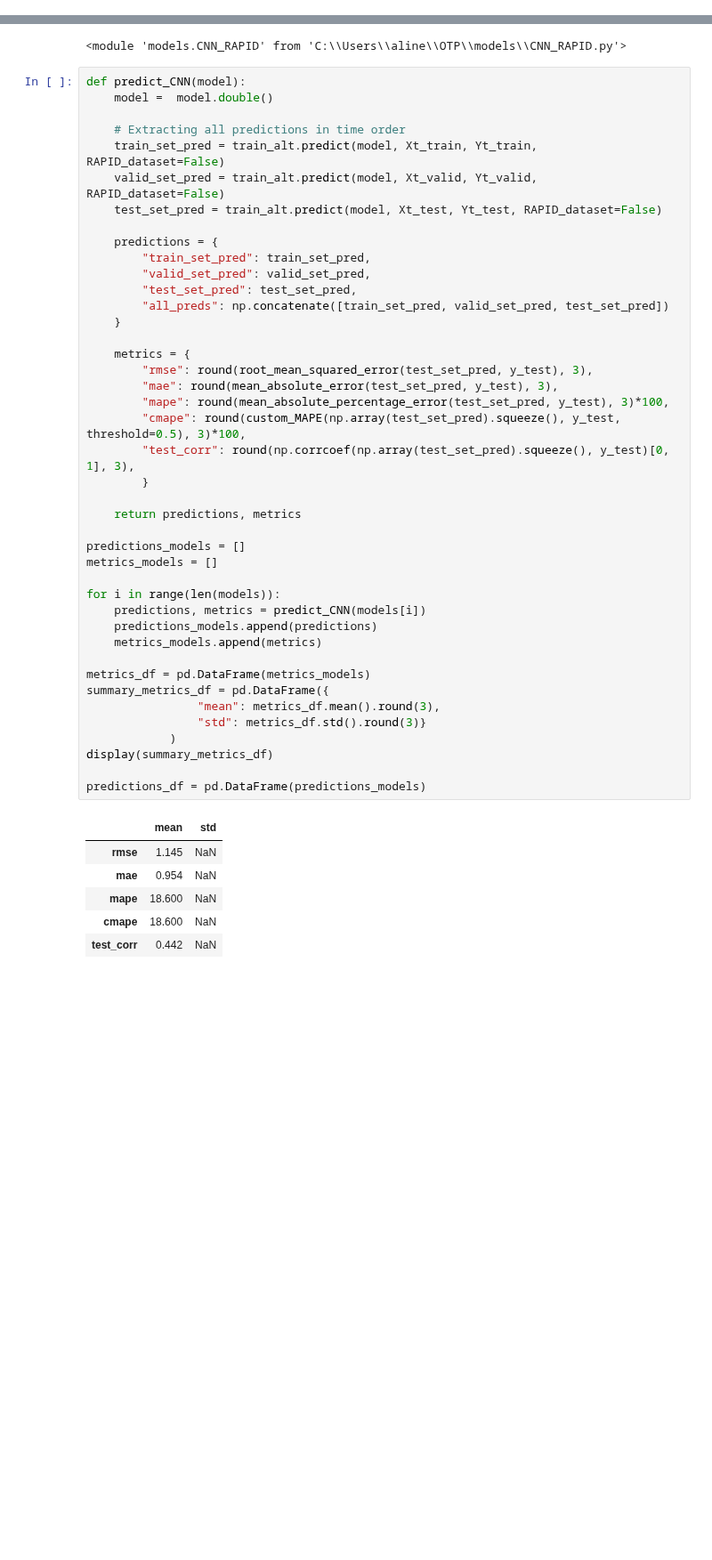
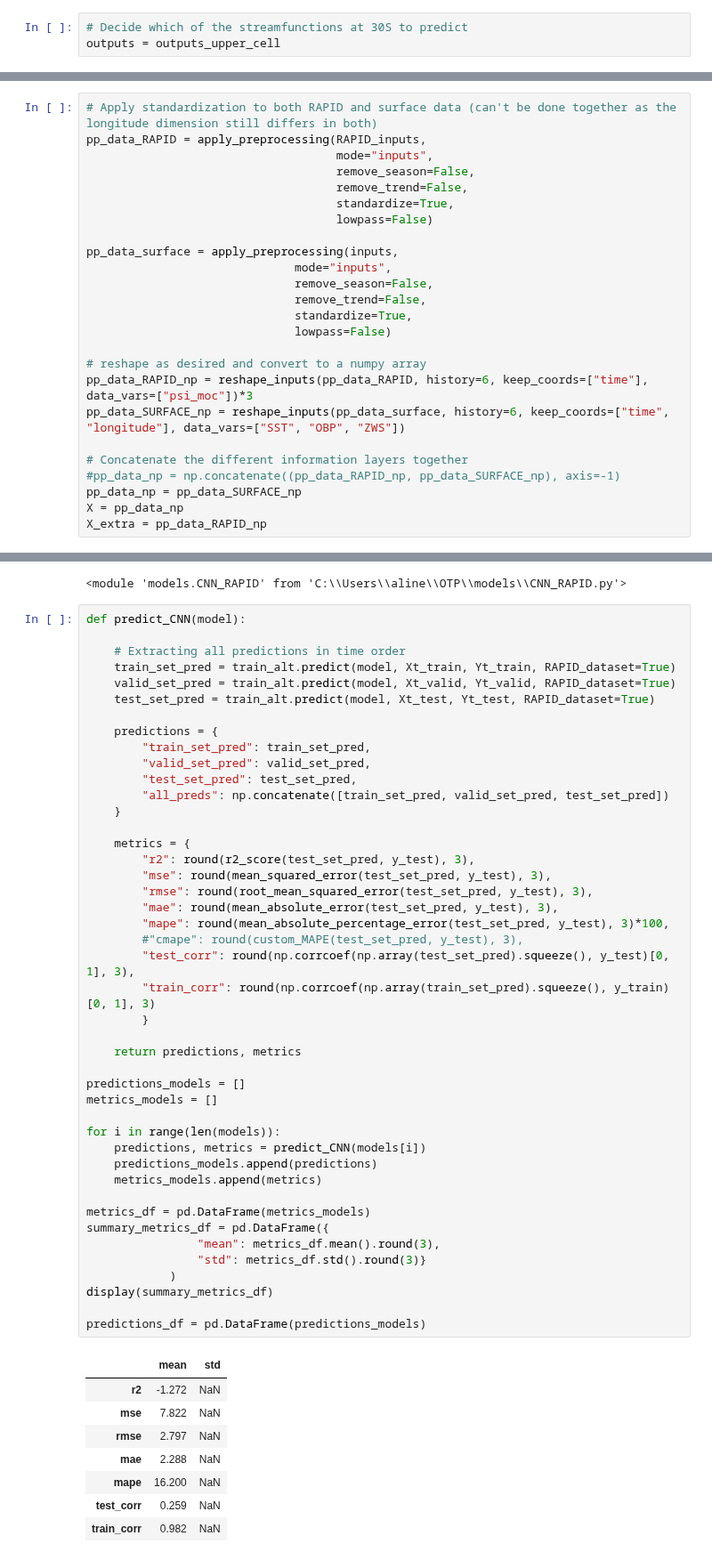
Before and after one commit to ai4er-cdt/OTP, a Jupyter notebook: notebooks/RAPID_transfer_neural_network.ipynb, the cells around one changed output, grey strips where cells are left out. Shown at 89% size. Drawn from its saved outputs; the diff is of its cells as text; blank space fills up the shorter version.

Commit message:
Formatting notebooks: - neural networks - RAPID_transfer_linear_regression + cleanup function streamfunction_custom_utils

```diff
--- a/notebooks/RAPID_transfer_neural_network.ipynb
+++ b/notebooks/RAPID_transfer_neural_network.ipynb
@@ -305,0 +119,3 @@ device: cpu
+# %%
+# Decide which of the streamfunctions at 30S to predict
+outputs = outputs_upper_cell
@@ -305,0 +133,25 @@ device: cpu
+# %%
+# Apply standardization to both RAPID and surface data (can't be done together as the longitude dimension still differs in both)
+pp_data_RAPID = apply_preprocessing(RAPID_inputs,
+                                    mode="inputs",
+                                    remove_season=False,
+                                    remove_trend=False,
+                                    standardize=True,
+                                    lowpass=False)
+
+pp_data_surface = apply_preprocessing(inputs,
+                              mode="inputs",
+                              remove_season=False,
+                              remove_trend=False,
+                              standardize=True,
+                              lowpass=False)
+
+# reshape as desired and convert to a numpy array
+pp_data_RAPID_np = reshape_inputs(pp_data_RAPID, history=6, keep_coords=["time"], data_vars=["psi_moc"])*3
+pp_data_SURFACE_np = reshape_inputs(pp_data_surface, history=6, keep_coords=["time", "longitude"], data_vars=["SST", "OBP", "ZWS"])
+
+# Concatenate the different information layers together
+#pp_data_np = np.concatenate((pp_data_RAPID_np, pp_data_SURFACE_np), axis=-1)
+pp_data_np = pp_data_SURFACE_np
+X = pp_data_np
+X_extra = pp_data_RAPID_np
@@ -310,12 +277,11 @@ importlib.reload(CNN_RAPID)
 <module 'models.CNN_RAPID' from 'C:\\Users\\aline\\OTP\\models\\CNN_RAPID.py'>
 # %%
 def predict_CNN(model):
-    model =  model.double()
 
     # Extracting all predictions in time order
-    train_set_pred = train_alt.predict(model, Xt_train, Yt_train, RAPID_dataset=False)
-    valid_set_pred = train_alt.predict(model, Xt_valid, Yt_valid, RAPID_dataset=False)
-    test_set_pred = train_alt.predict(model, Xt_test, Yt_test, RAPID_dataset=False)
+    train_set_pred = train_alt.predict(model, Xt_train, Yt_train, RAPID_dataset=True)
+    valid_set_pred = train_alt.predict(model, Xt_valid, Yt_valid, RAPID_dataset=True)
+    test_set_pred = train_alt.predict(model, Xt_test, Yt_test, RAPID_dataset=True)
 
     predictions = {
         "train_set_pred": train_set_pred,
@@ -324,39 +290,44 @@ def predict_CNN(model):
         "all_preds": np.concatenate([train_set_pred, valid_set_pred, test_set_pred])
     }
 
     metrics = {
+        "r2": round(r2_score(test_set_pred, y_test), 3),
+        "mse": round(mean_squared_error(test_set_pred, y_test), 3),
         "rmse": round(root_mean_squared_error(test_set_pred, y_test), 3),
         "mae": round(mean_absolute_error(test_set_pred, y_test), 3),
         "mape": round(mean_absolute_percentage_error(test_set_pred, y_test), 3)*100,
-        "cmape": round(custom_MAPE(np.array(test_set_pred).squeeze(), y_test, threshold=0.5), 3)*100,
+        #"cmape": round(custom_MAPE(test_set_pred, y_test), 3),
         "test_corr": round(np.corrcoef(np.array(test_set_pred).squeeze(), y_test)[0, 1], 3),
+        "train_corr": round(np.corrcoef(np.array(train_set_pred).squeeze(), y_train)[0, 1], 3)
         }
 
     return predictions, metrics
 
 predictions_models = []
 metrics_models = []
 
 for i in range(len(models)):
     predictions, metrics = predict_CNN(models[i])
     predictions_models.append(predictions)
     metrics_models.append(metrics)
 
 metrics_df = pd.DataFrame(metrics_models)
 summary_metrics_df = pd.DataFrame({
                 "mean": metrics_df.mean().round(3),
                 "std": metrics_df.std().round(3)}
             )
 display(summary_metrics_df)
 
 predictions_df = pd.DataFrame(predictions_models)
 # %% [output]
 |  | mean | std |
-| rmse | 1.145 | NaN |
-| mae | 0.954 | NaN |
-| mape | 18.600 | NaN |
-| cmape | 18.600 | NaN |
-| test_corr | 0.442 | NaN |
+| r2 | -1.272 | NaN |
+| mse | 7.822 | NaN |
+| rmse | 2.797 | NaN |
+| mae | 2.288 | NaN |
+| mape | 16.200 | NaN |
+| test_corr | 0.259 | NaN |
+| train_corr | 0.982 | NaN |
 # %%
 mean_arrays = {col: np.mean(np.stack(predictions_df[col].values), axis=0) for col in predictions_df}
 all_preds = mean_arrays['all_preds']
```
Also changed, not shown: parts of 43 cells of this notebook, 5 other files.
